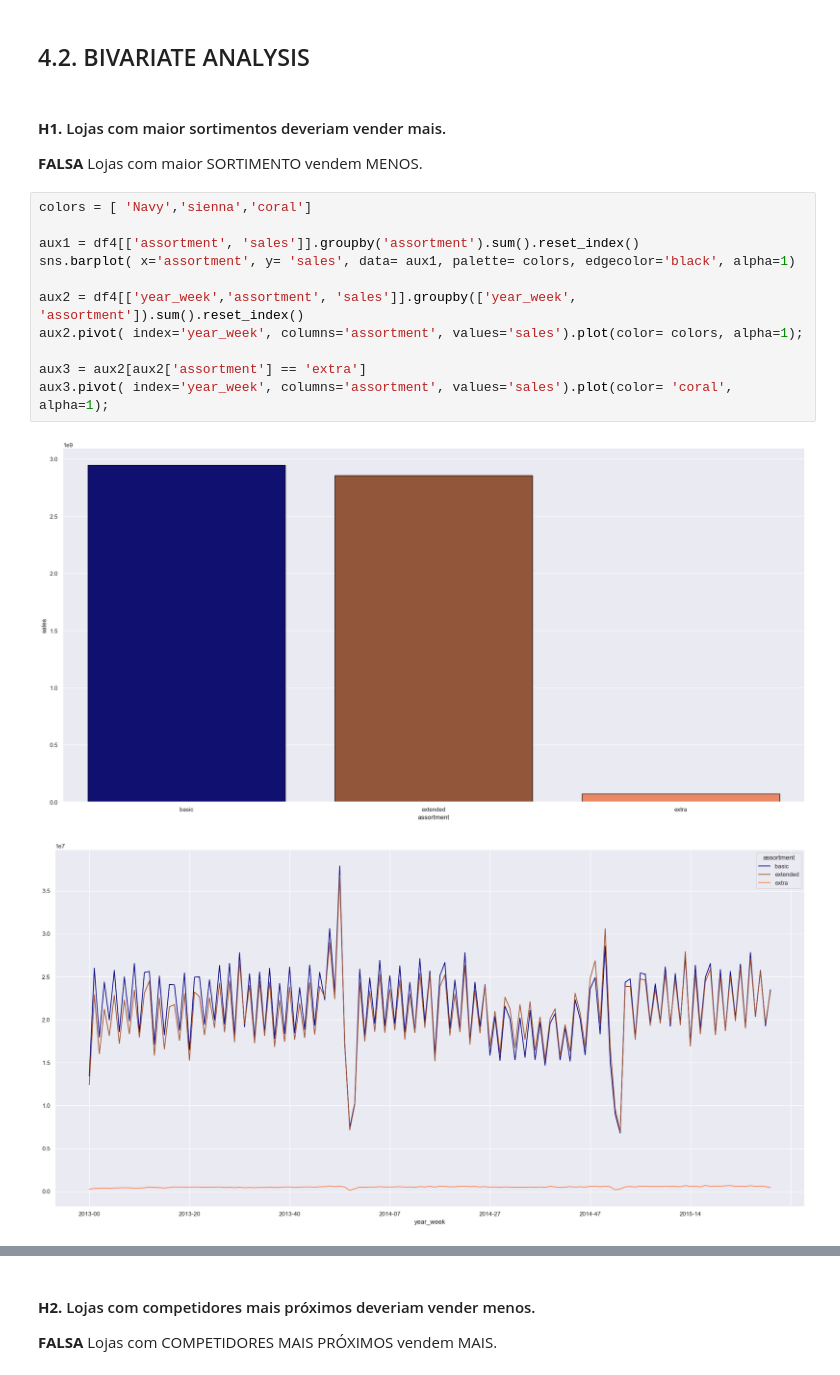
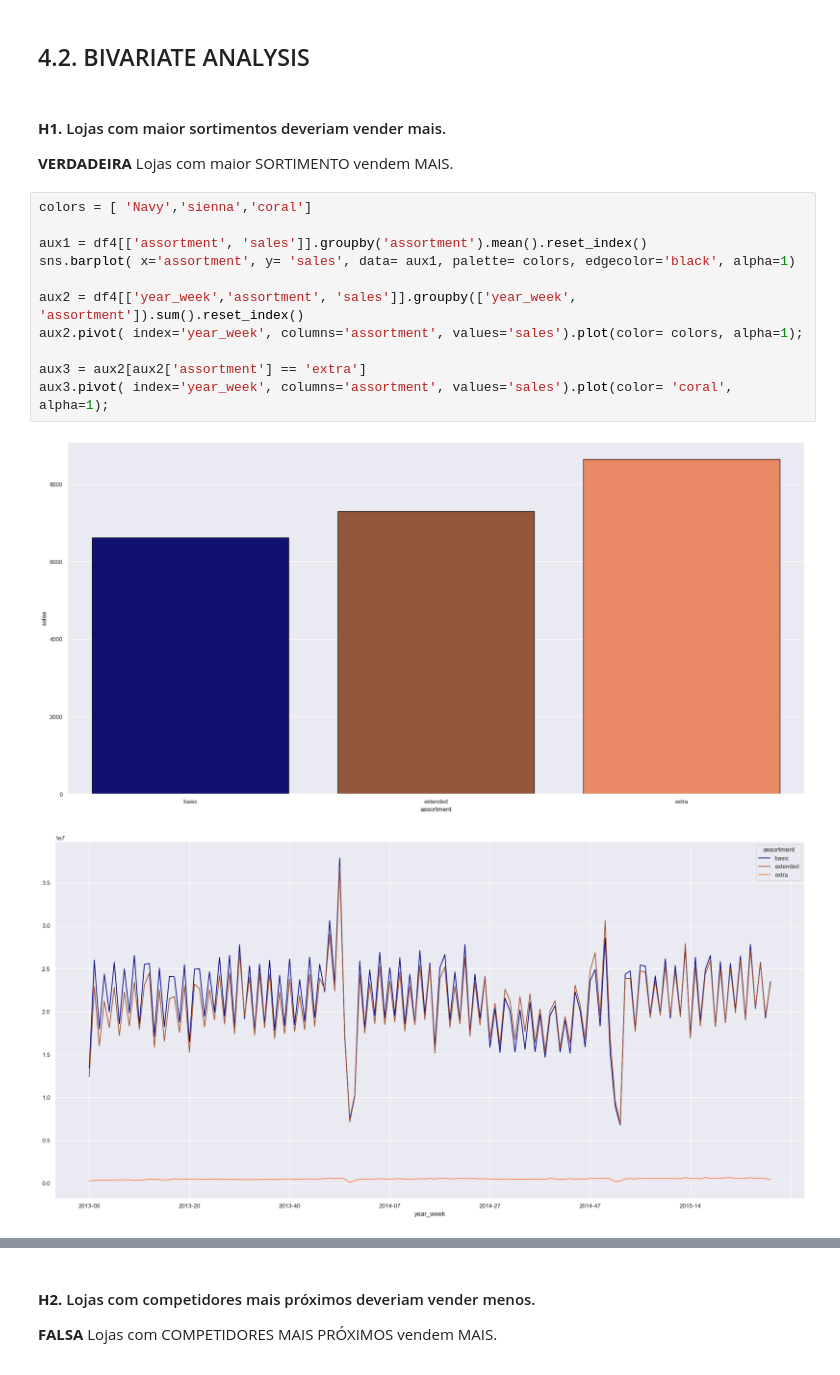
Before and after one commit to JoseEduardof93/Pharmacy-Sales-Forecast, a Jupyter notebook: notebooks/mod04_v01_forecast_project_eda.ipynb, the cells around one changed output, grey strips where cells are left out. Drawn from its saved outputs; the diff is of its cells as text.

```diff
--- a/notebooks/mod04_v01_forecast_project_eda.ipynb
+++ b/notebooks/mod04_v01_forecast_project_eda.ipynb
@@ -416,20 +431,20 @@ plt.legend();
 ## 4.2. BIVARIATE ANALYSIS
 # %% [markdown]
 #### **H1.** Lojas com maior sortimentos deveriam vender mais.
-**FALSA** Lojas com maior SORTIMENTO vendem MENOS.
+**VERDADEIRA** Lojas com maior SORTIMENTO vendem MAIS.
 # %%
 colors = [ 'Navy','sienna','coral']
 
-aux1 = df4[['assortment', 'sales']].groupby('assortment').sum().reset_index()
+aux1 = df4[['assortment', 'sales']].groupby('assortment').mean().reset_index()
 sns.barplot( x='assortment', y= 'sales', data= aux1, palette= colors, edgecolor='black', alpha=1)
 
 aux2 = df4[['year_week','assortment', 'sales']].groupby(['year_week', 'assortment']).sum().reset_index()
 aux2.pivot( index='year_week', columns='assortment', values='sales').plot(color= colors, alpha=1);
 
 aux3 = aux2[aux2['assortment'] == 'extra']
 aux3.pivot( index='year_week', columns='assortment', values='sales').plot(color= 'coral', alpha=1);
 # %% [output]
-[figure, old version]
+[figure, new version]
 [figure]
 [figure]
 # %% [markdown]
```
Also changed, not shown: parts of 13 cells of this notebook.
